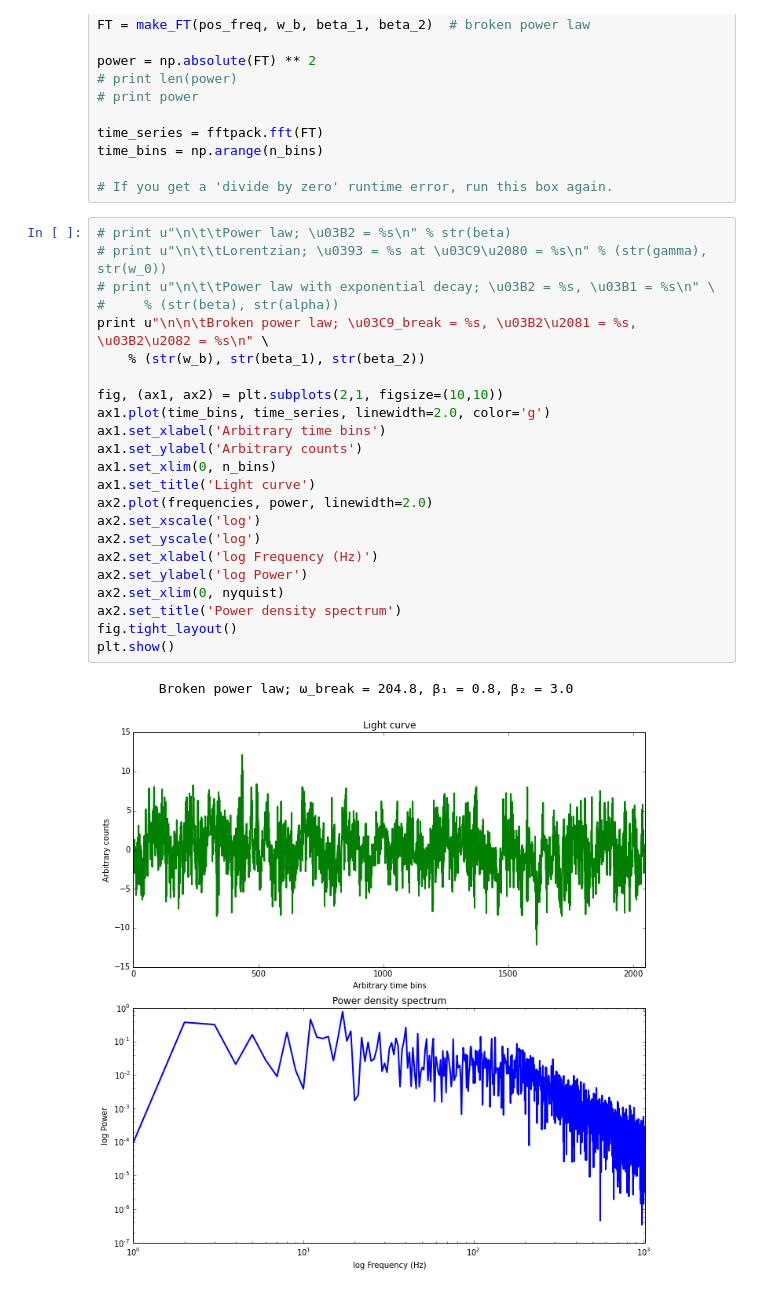
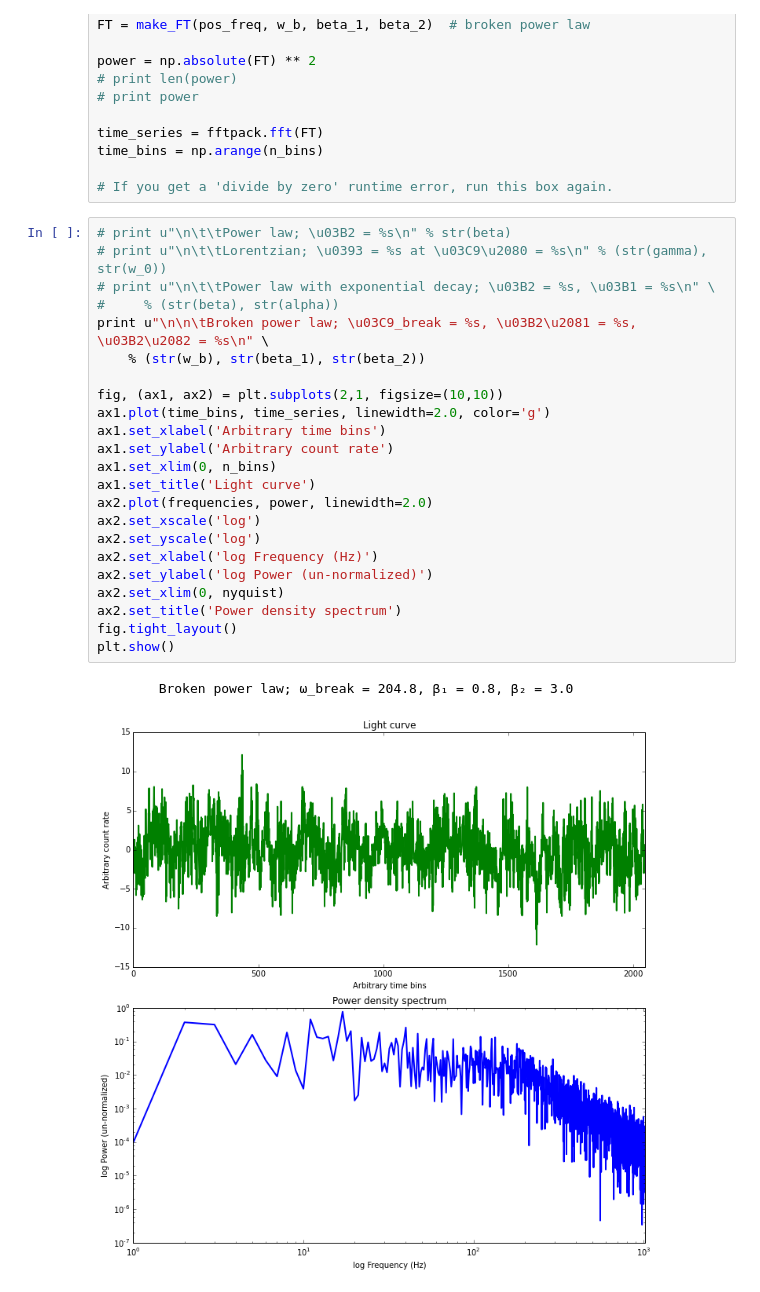
Before and after one commit to evandromr/whizzy_scripts, a Jupyter notebook: TimmerKoenig.ipynb, the cells around one changed output. Cells and saved outputs as stored; diff of their text form.

Commit message:
Changed axes labels in plots.

```diff
--- a/TimmerKoenig.ipynb
+++ b/TimmerKoenig.ipynb
@@ -174,26 +174,26 @@ time_bins = np.arange(n_bins)
 # %%
 # print u"\n\t\tPower law; \u03B2 = %s\n" % str(beta)
 # print u"\n\t\tLorentzian; \u0393 = %s at \u03C9\u2080 = %s\n" % (str(gamma), str(w_0))
 # print u"\n\t\tPower law with exponential decay; \u03B2 = %s, \u03B1 = %s\n" \
 #     % (str(beta), str(alpha))
 print u"\n\n\tBroken power law; \u03C9_break = %s, \u03B2\u2081 = %s, \u03B2\u2082 = %s\n" \
     % (str(w_b), str(beta_1), str(beta_2))
 
 fig, (ax1, ax2) = plt.subplots(2,1, figsize=(10,10))
 ax1.plot(time_bins, time_series, linewidth=2.0, color='g')
 ax1.set_xlabel('Arbitrary time bins')
-ax1.set_ylabel('Arbitrary counts')
+ax1.set_ylabel('Arbitrary count rate')
 ax1.set_xlim(0, n_bins)
 ax1.set_title('Light curve')
 ax2.plot(frequencies, power, linewidth=2.0)
 ax2.set_xscale('log')
 ax2.set_yscale('log')
 ax2.set_xlabel('log Frequency (Hz)')
-ax2.set_ylabel('log Power')
+ax2.set_ylabel('log Power (un-normalized)')
 ax2.set_xlim(0, nyquist)
 ax2.set_title('Power density spectrum')
 fig.tight_layout()
 plt.show()
 # %% [output]
         Broken power law; ω_break = 204.8, β₁ = 0.8, β₂ = 3.0
-[figure, old version]
+[figure, new version]
```
